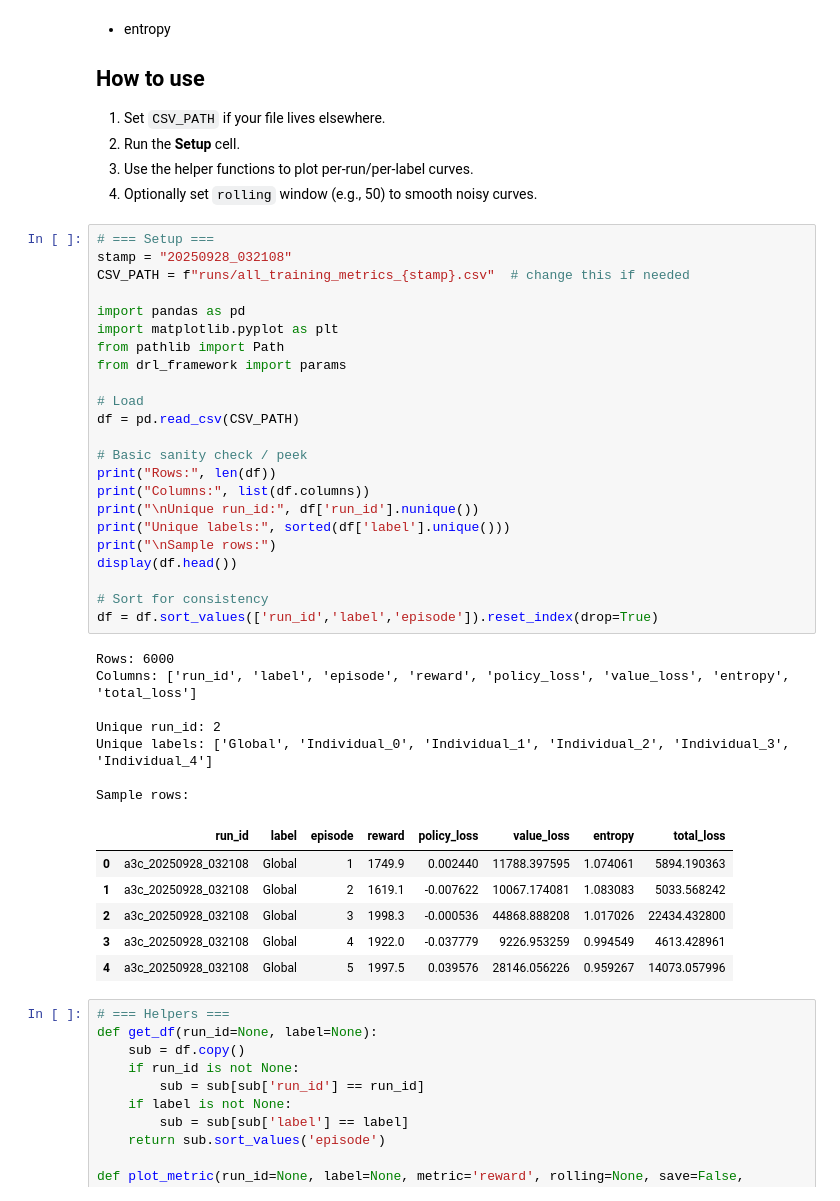
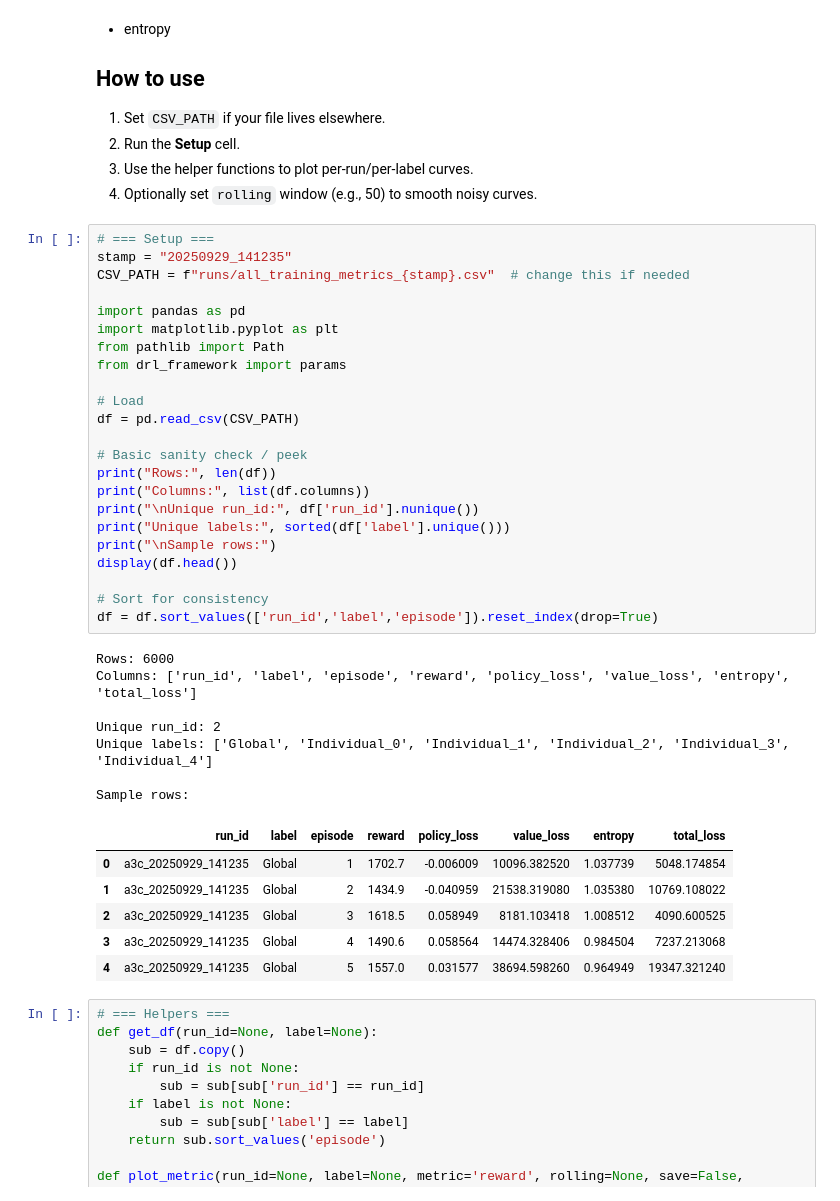
Before and after one commit to crazytb/uav_a3c, a Jupyter notebook: main_training_metrics_analysis.ipynb, the cells around one changed output. Drawn from its saved outputs; the diff is of its cells as text.

```diff
--- a/main_training_metrics_analysis.ipynb
+++ b/main_training_metrics_analysis.ipynb
@@ -14,41 +14,41 @@ This notebook loads `runs/all_training_metrics.csv` (the master log you created
 4. Optionally set `rolling` window (e.g., 50) to smooth noisy curves.
 # %%
 # === Setup ===
-stamp = "20250928_032108"
+stamp = "20250929_141235"
 CSV_PATH = f"runs/all_training_metrics_{stamp}.csv"  # change this if needed
 
 import pandas as pd
 import matplotlib.pyplot as plt
 from pathlib import Path
 from drl_framework import params
 
 # Load
 df = pd.read_csv(CSV_PATH)
 
 # Basic sanity check / peek
 print("Rows:", len(df))
 print("Columns:", list(df.columns))
 print("\nUnique run_id:", df['run_id'].nunique())
 print("Unique labels:", sorted(df['label'].unique()))
 print("\nSample rows:")
 display(df.head())
 
 # Sort for consistency
 df = df.sort_values(['run_id','label','episode']).reset_index(drop=True)
 # %% [output]
 Rows: 6000
 Columns: ['run_id', 'label', 'episode', 'reward', 'policy_loss', 'value_loss', 'entropy', 'total_loss']
 
 Unique run_id: 2
 Unique labels: ['Global', 'Individual_0', 'Individual_1', 'Individual_2', 'Individual_3', 'Individual_4']
 
 Sample rows:
 |  | run_id | label | episode | reward | policy_loss | value_loss | entropy | total_loss |
-| 0 | a3c_20250928_032108 | Global | 1 | 1749.9 | 0.002440 | 11788.397595 | 1.074061 | 5894.190363 |
-| 1 | a3c_20250928_032108 | Global | 2 | 1619.1 | -0.007622 | 10067.174081 | 1.083083 | 5033.568242 |
-| 2 | a3c_20250928_032108 | Global | 3 | 1998.3 | -0.000536 | 44868.888208 | 1.017026 | 22434.432800 |
-| 3 | a3c_20250928_032108 | Global | 4 | 1922.0 | -0.037779 | 9226.953259 | 0.994549 | 4613.428961 |
-| 4 | a3c_20250928_032108 | Global | 5 | 1997.5 | 0.039576 | 28146.056226 | 0.959267 | 14073.057996 |
+| 0 | a3c_20250929_141235 | Global | 1 | 1702.7 | -0.006009 | 10096.382520 | 1.037739 | 5048.174854 |
+| 1 | a3c_20250929_141235 | Global | 2 | 1434.9 | -0.040959 | 21538.319080 | 1.035380 | 10769.108022 |
+| 2 | a3c_20250929_141235 | Global | 3 | 1618.5 | 0.058949 | 8181.103418 | 1.008512 | 4090.600525 |
+| 3 | a3c_20250929_141235 | Global | 4 | 1490.6 | 0.058564 | 14474.328406 | 0.984504 | 7237.213068 |
+| 4 | a3c_20250929_141235 | Global | 5 | 1557.0 | 0.031577 | 38694.598260 | 0.964949 | 19347.321240 |
 # %%
 # === Helpers ===
 def get_df(run_id=None, label=None):
```
Also changed, not shown: parts of 3 cells of this notebook, 11 other files.
